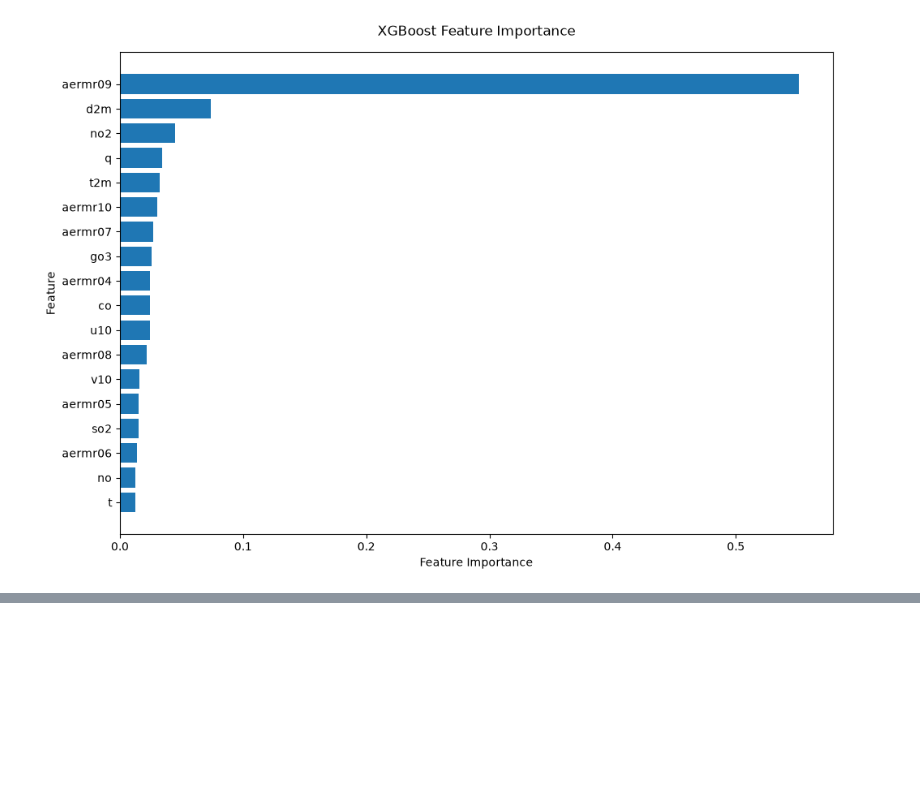
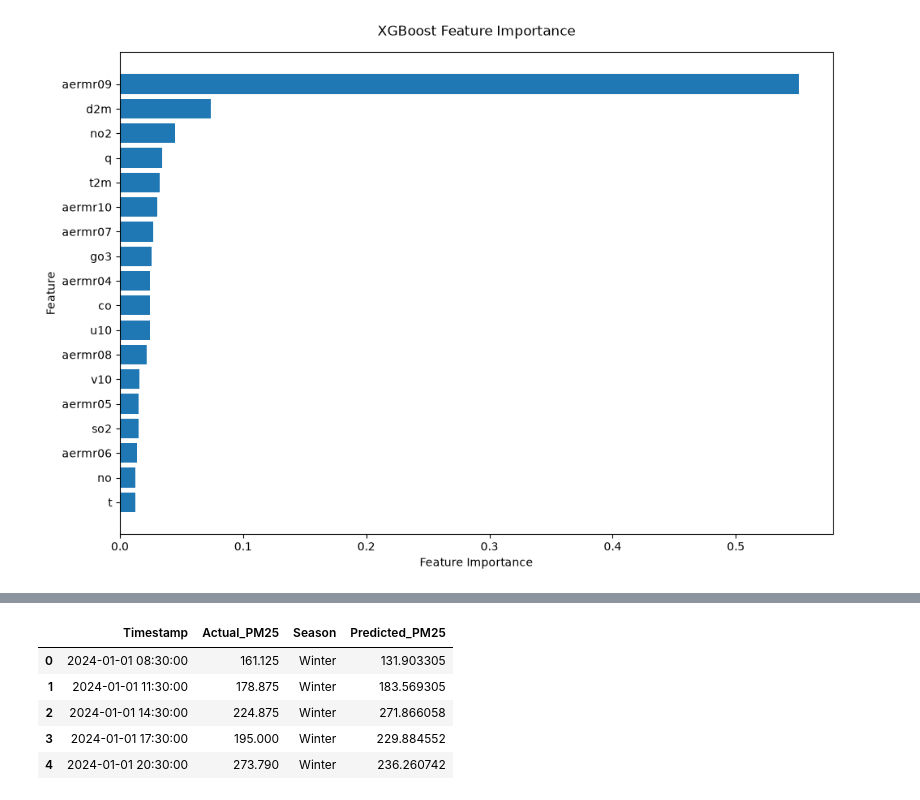
Before and after one commit to lubnashahanas07/PM25-Prediction-Using-Machine-Learning, a Jupyter notebook: modelling.ipynb, the cells around one changed output, grey strips where cells are left out. Cells and saved outputs as stored; diff of their text form; code cells hidden in the pictures; blank space fills up the shorter version.

Commit message:
added seasonal prediction analysis

```diff
--- a/modelling.ipynb
+++ b/modelling.ipynb
@@ -501,0 +552,20 @@ plt.show()
+# %%
+# Define seasons
+
+def get_season(month):
+    if month in [12, 1, 2]:
+        return "Winter"
+    elif month in [3, 4, 5]:
+        return "Pre-Monsoon"
+    elif month in [6, 7, 8, 9]:
+        return "Monsoon"
+    else:
+        return "Post-Monsoon"
+# %%
+# Convert Timestamp to datetime
+season_test["Timestamp"] = pd.to_datetime(season_test["Timestamp"])
+
+# Add season column
+season_test["Season"] = season_test["Timestamp"].dt.month.map(get_season)
+
+season_test.head()
@@ -501,0 +579,10 @@ plt.show()
+# %%
+season_test["Predicted_PM25"] = results_exp2["XGBoost"]
+season_test.head()
+# %% [output]
+|  | Timestamp | Actual_PM25 | Season | Predicted_PM25 |
+| 0 | 2024-01-01 08:30:00 | 161.125 | Winter | 131.903305 |
+| 1 | 2024-01-01 11:30:00 | 178.875 | Winter | 183.569305 |
+| 2 | 2024-01-01 14:30:00 | 224.875 | Winter | 271.866058 |
+| 3 | 2024-01-01 17:30:00 | 195.000 | Winter | 229.884552 |
+| 4 | 2024-01-01 20:30:00 | 273.790 | Winter | 236.260742 |
```
Also changed, not shown: parts of 17 cells of this notebook, 2 other files.
